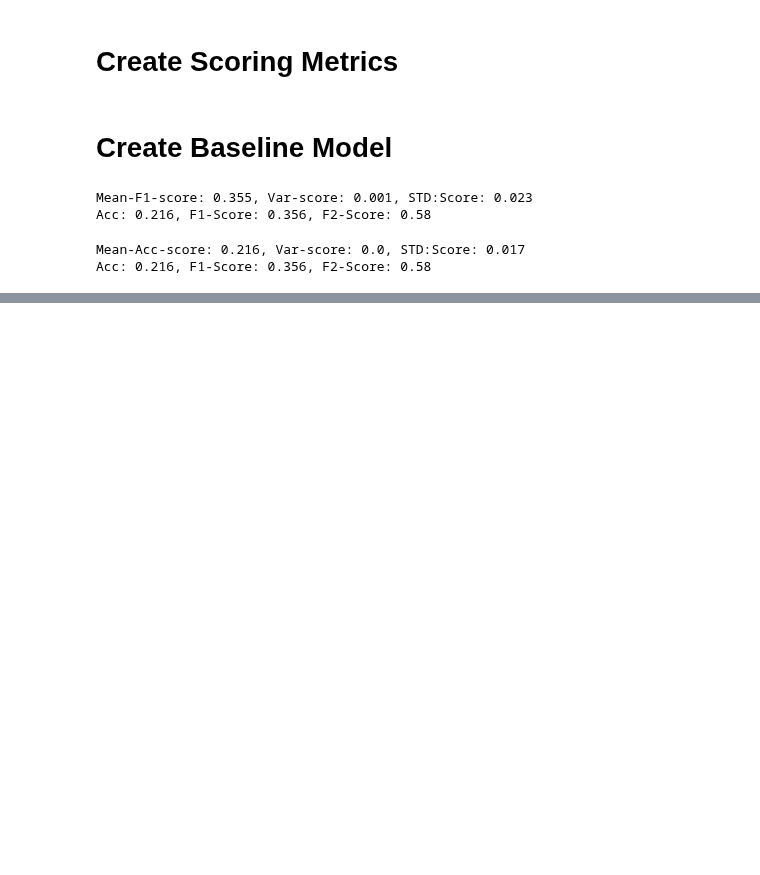
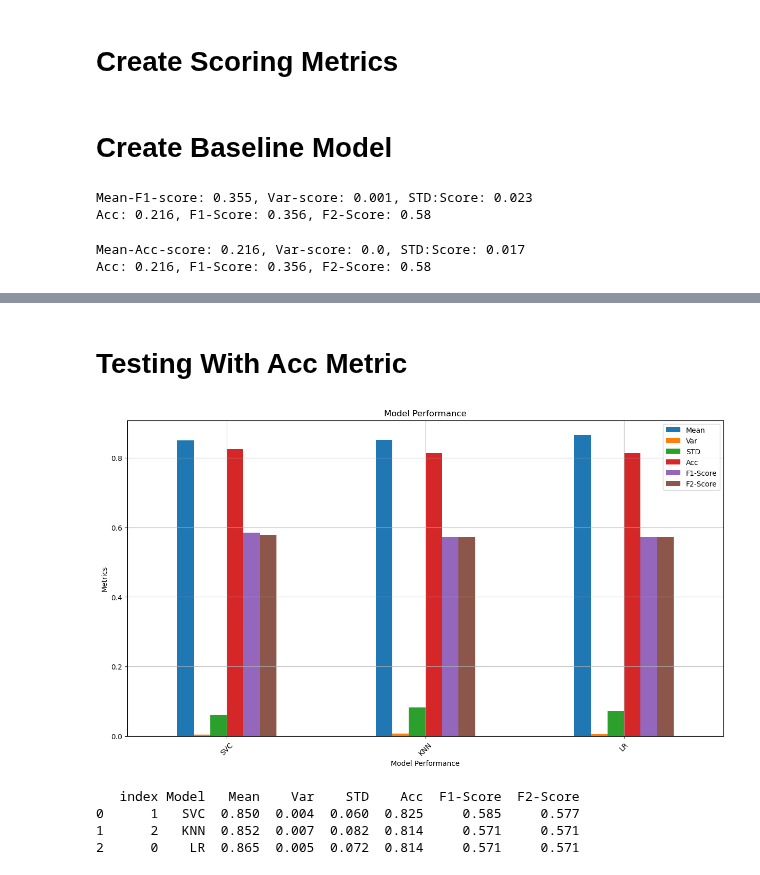
Before and after one commit to MaukanMir/Prostate-Cancer-Classification, a Jupyter notebook: training.ipynb, the cells around one changed output, grey strips where cells are left out. Saved outputs shown, nothing was run; the diff lists cells and outputs as text; code cells hidden in the pictures; blank space fills up the shorter version.

```diff
--- a/training.ipynb
+++ b/training.ipynb
@@ -273,0 +287,12 @@ Acc: 0.216, F1-Score: 0.356, F2-Score: 0.58
+# %% [markdown]
+# Testing With Acc Metric
+# %%
+model_names = ["LR", "SVC", "KNN"]
+models = grab_selected_models(model_names)
+test_selected_models(model_names, models, X, y, acc_metric)
+# %% [output]
+[figure, added]
+   index Model   Mean    Var    STD    Acc  F1-Score  F2-Score
+0      1   SVC  0.850  0.004  0.060  0.825     0.585     0.577
+1      2   KNN  0.852  0.007  0.082  0.814     0.571     0.571
+2      0    LR  0.865  0.005  0.072  0.814     0.571     0.571
```
Also changed, not shown: parts of 5 cells of this notebook.
